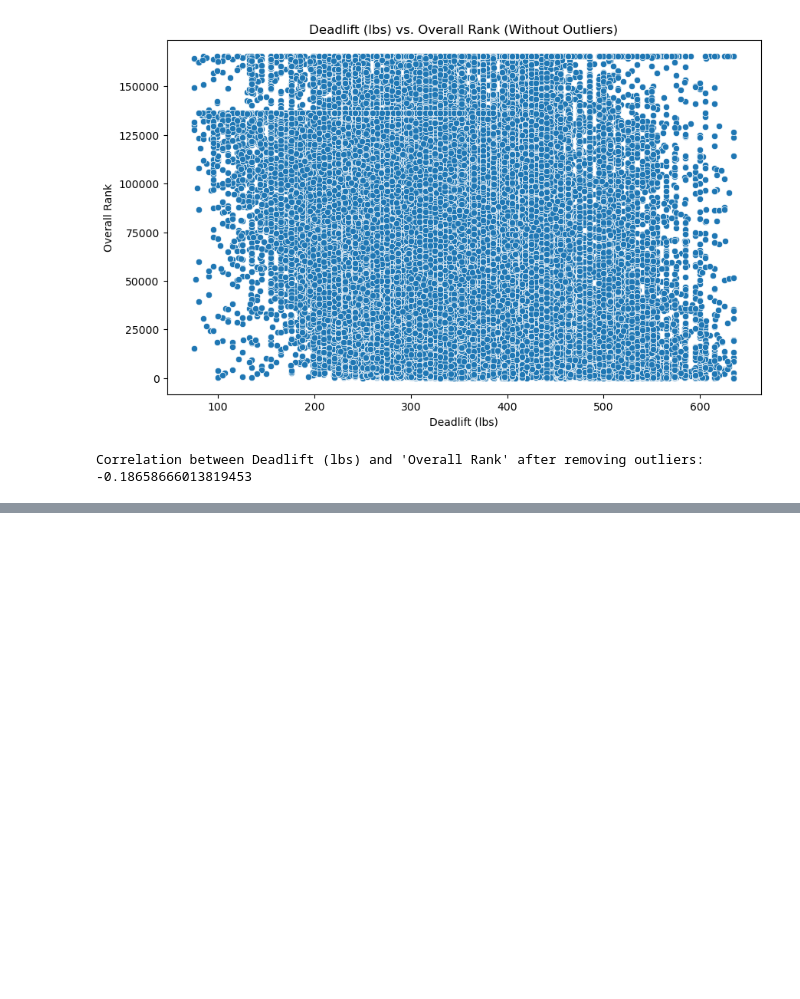
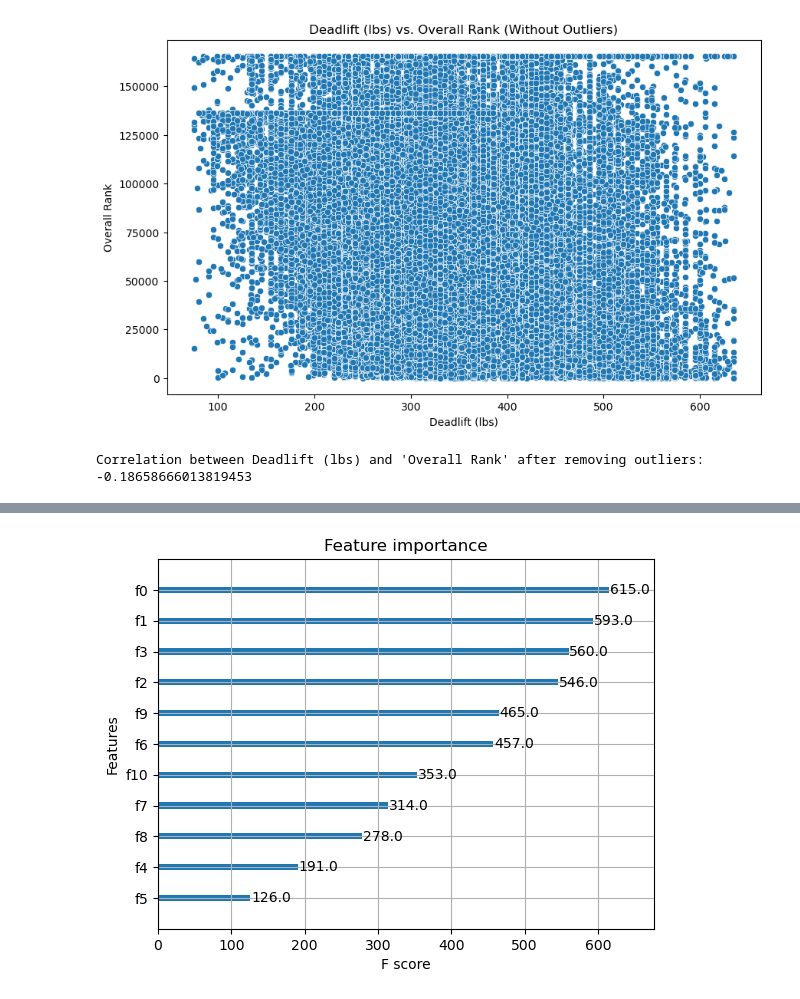
Before and after one commit to cdmoseley/CrossFit-Galvanize-Capstone, a Jupyter notebook: Crossfit_Analysis.ipynb, the cells around one changed output, grey strips where cells are left out. Cells and saved outputs as stored; diff of their text form; code cells hidden in the pictures; blank space fills up the shorter version.

```diff
--- a/Crossfit_Analysis.ipynb
+++ b/Crossfit_Analysis.ipynb
@@ -538,0 +476,12 @@ Correlation between Deadlift (lbs) and 'Overall Rank' after removing outliers: -
+# %%
+# XG Boost
+xgb_model = xgb.XGBClassifier()
+
+# Fit the model to the training data
+xgb_model.fit(X_train, y_train)
+
+# Plot feature importance
+plot_importance(xgb_model)
+plt.show()
+# %% [output]
+[figure, added]
```
Also changed, not shown: parts of 94 cells of this notebook, 5 other files.
